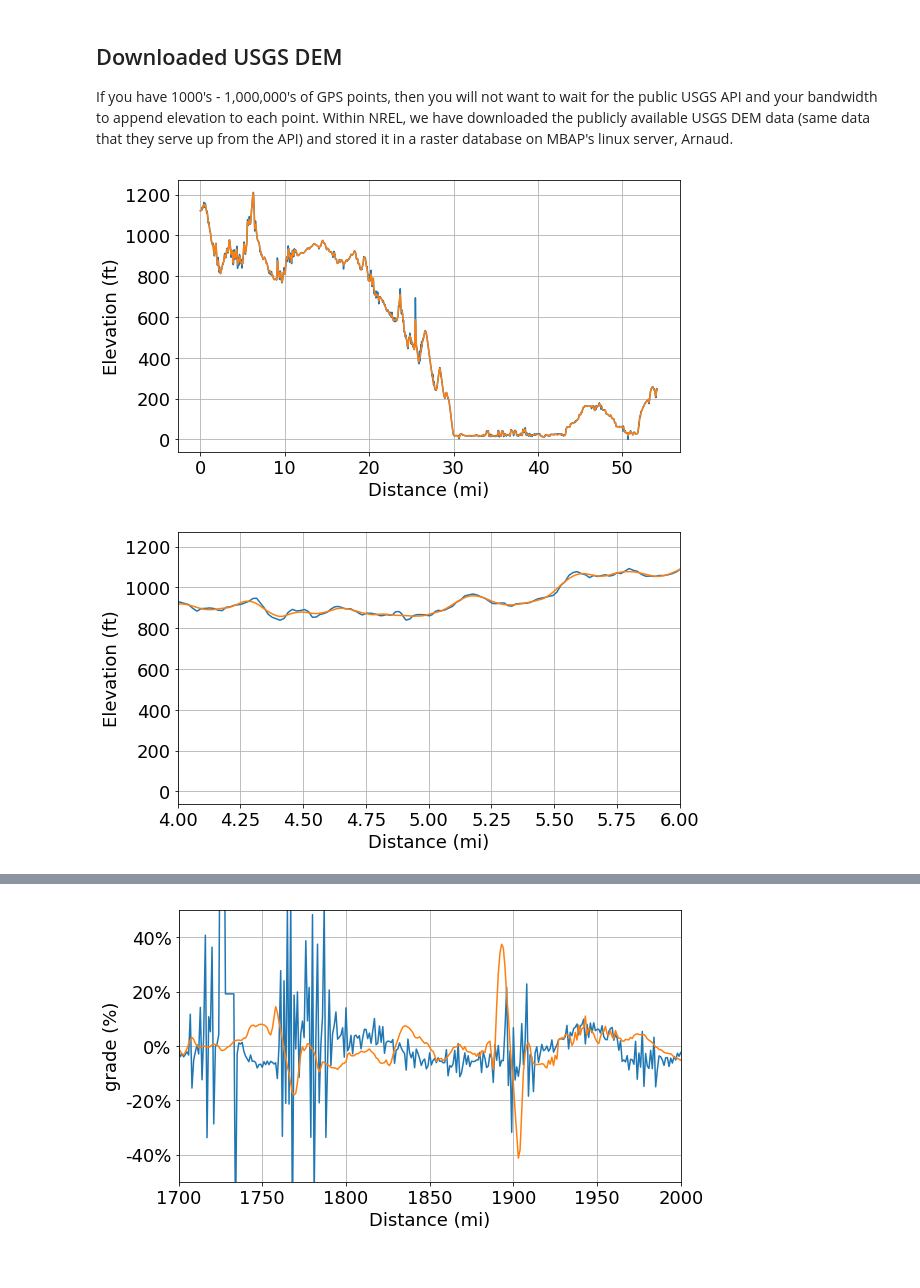
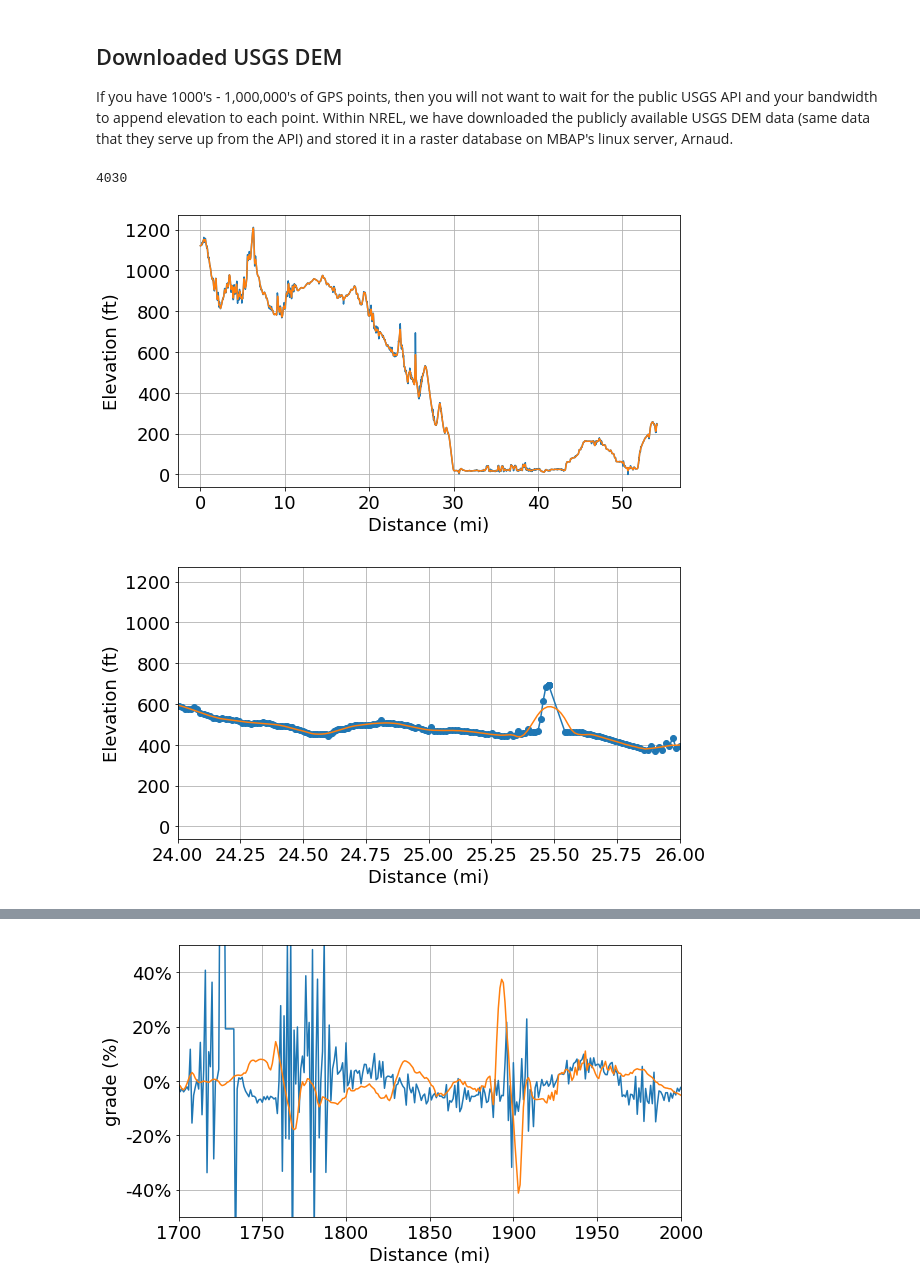
Before and after one commit to NREL/gradeit, a Jupyter notebook: demo/tech_targets_demo.ipynb, the cells around one changed output, grey strips where cells are left out. Saved outputs shown, nothing was run; the diff lists cells and outputs as text; code cells hidden in the pictures.

```diff
--- a/demo/tech_targets_demo.ipynb
+++ b/demo/tech_targets_demo.ipynb
@@ -79,25 +79,29 @@ Wall time: 37.2 s
 If you have 1000's - 1,000,000's of GPS points, then you will not want to wait for the public USGS API and your bandwidth to append elevation to each point. Within NREL, we have downloaded the publicly available USGS DEM data (same data that they serve up from the API) and stored it in a raster database on MBAP's linux server, Arnaud.
 # %%
 results = gradeit.gradeit(vehicle_trip_data=veh_dict, elevation_source='arnaud-server')
+# %%
+len(results['distance (unfiltered)'])
+# %% [output]
+4030
 # %%
 fig, ax = plt.subplots(figsize=(9,5))
 ax.plot(np.array(results['distance (unfiltered)'])/5280., results['elevation (unfiltered)'])
 ax.plot(np.array(results['distance (filtered)'])/5280., results['elevation (filtered)'])
-ax.set_xlabel('Distance (mi)')
+ax.set_xlabel('Distance (mi)').
 ax.set_ylabel('Elevation (ft)')
 ax.grid()
 
 
 fig, ax = plt.subplots(figsize=(9,5))
-ax.plot(np.array(results['distance (unfiltered)'])/5280., results['elevation (unfiltered)'])
+ax.plot(np.array(results['distance (unfiltered)'])/5280., results['elevation (unfiltered)'],'o-')
 ax.plot(np.array(results['distance (filtered)'])/5280., results['elevation (filtered)'])
 ax.set_xlabel('Distance (mi)')
 ax.set_ylabel('Elevation (ft)')
-ax.set_xlim([4,6])
+ax.set_xlim([24,26])
 ax.grid()
 # %% [output]
 [figure]
-[figure, old version]
+[figure, new version]
 # %%
 fig, ax = plt.subplots(figsize=(9,5))
 ax.plot(np.array(results['distance (unfiltered)'])/5280., results['grade (unfiltered)'])
```
Also changed, not shown: parts of 1 cell of this notebook, 5 other files.
